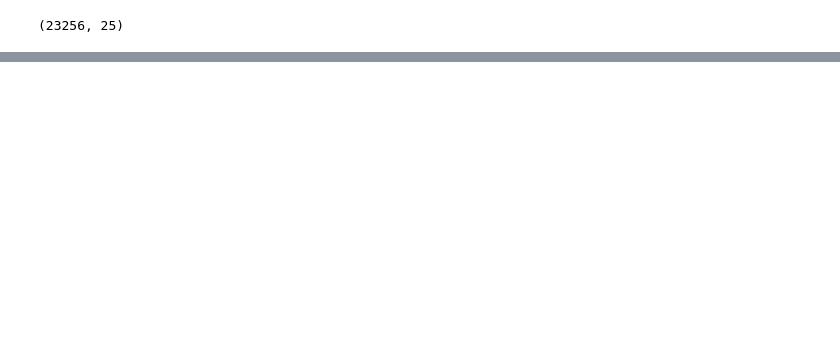
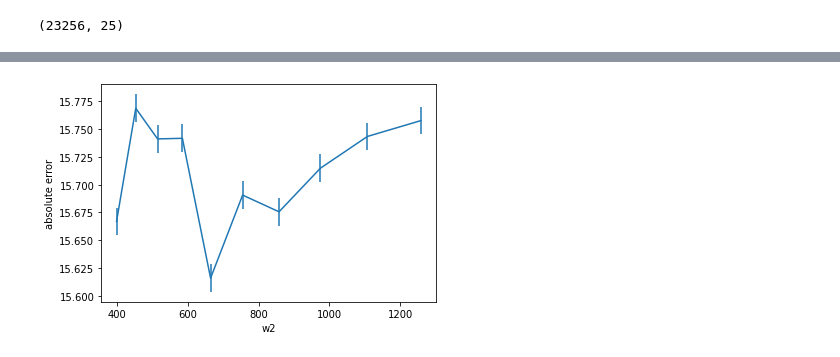
Before and after one commit to rymuelle/cfb, a Jupyter notebook: notebooks/tuning_win_loss_whr.ipynb, the cells around one changed output, grey strips where cells are left out. Saved outputs shown, nothing was run; the diff lists cells and outputs as text; code cells hidden in the pictures; blank space fills up the shorter version.

```diff
--- a/notebooks/tuning_win_loss_whr.ipynb
+++ b/notebooks/tuning_win_loss_whr.ipynb
@@ -21,5 +24,7 @@ games_df.shape
 (23256, 25)
 # %%
 datetime_from_cfbd = lambda x: datetime.strptime(x,"%Y-%m-%dT%H:%M:%S.%fZ")
+mean_and_error = lambda x: (np.mean(x), np.std(x)/len(x))
+abeError = lambda x: mean_and_error(np.abs(x))
 # %%
 
@@ -79,3 +101,0 @@ def benchmark_w2(df, default_w2, verbose=False, time_offset=100):
-# %%
-correct_prediction_list = benchmark_w2(games_df_test,300)
-np.average(correct_prediction_list)
@@ -102,0 +102,33 @@ correct_prediction_list
+# %%
+start = time.perf_counter()
+w2_list = []
+per_corr_list = []
+per_corr_unc_list = []
+abe_list = []
+abe_unc_list = []
+mov_list_list = []
+pred_mov_list_list = []
+log_min, log_max = 2.6, 3.1
+log_space = np.logspace(log_min, log_max,10)
+lin_space = np.linspace(log_min, log_max,10)
+
+popt = [1.05553551, 6.18054934]
+
+for w2,w2_power in zip(log_space,lin_space):
+    print("w2 value: {}, w2 power: {}".format(w2, w2_power))
+    correct_prediction_list,pred_list,mov_list = benchmark_w2(games_df,w2,time_offset=8902,max_events=1000,popt=popt)
+    mov_list,pred_list = np.asarray(mov_list),np.asarray(pred_list)
+    mov_list_list.append(mov_list)
+    pred_mov_list_list.append(pred_list)
+    percent_corr,percent_corr_unc  = mean_and_error(correct_prediction_list)
+    abe_error,abe_error_unc = abeError(mov_list-pred_list)
+    w2_list.append(w2)
+    per_corr_list.append(percent_corr)
+    per_corr_unc_list.append(percent_corr_unc)
+    abe_list.append(abe_error)
+    abe_unc_list.append(abe_error_unc)
+    mid_time = time.perf_counter()
+    print("{:.2f}% corr, abe error: {:.2f}".format(percent_corr*100,abe_error))
+    print("{:.2f} seconds elapsed".format(mid_time-start))
+end = time.perf_counter()
+end-start
@@ -102,0 +154,7 @@ correct_prediction_list
+# %%
+plt.errorbar(w2_list,abe_list,yerr=abe_unc_list)
+plt.ylabel("absolute error")
+plt.xlabel("w2")
+plt.savefig("abe_v_w2_{}_to_{}.png".format(log_min, log_max))
+# %% [output]
+[figure, added]
```
Also changed, not shown: parts of 16 cells of this notebook.
